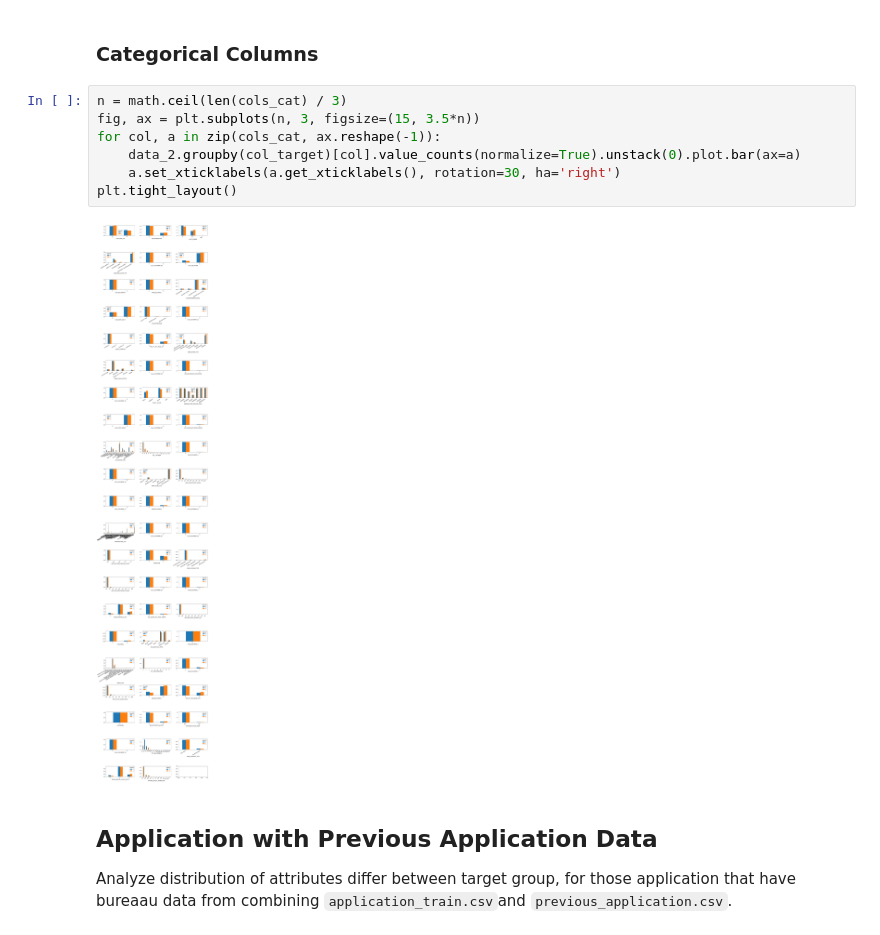
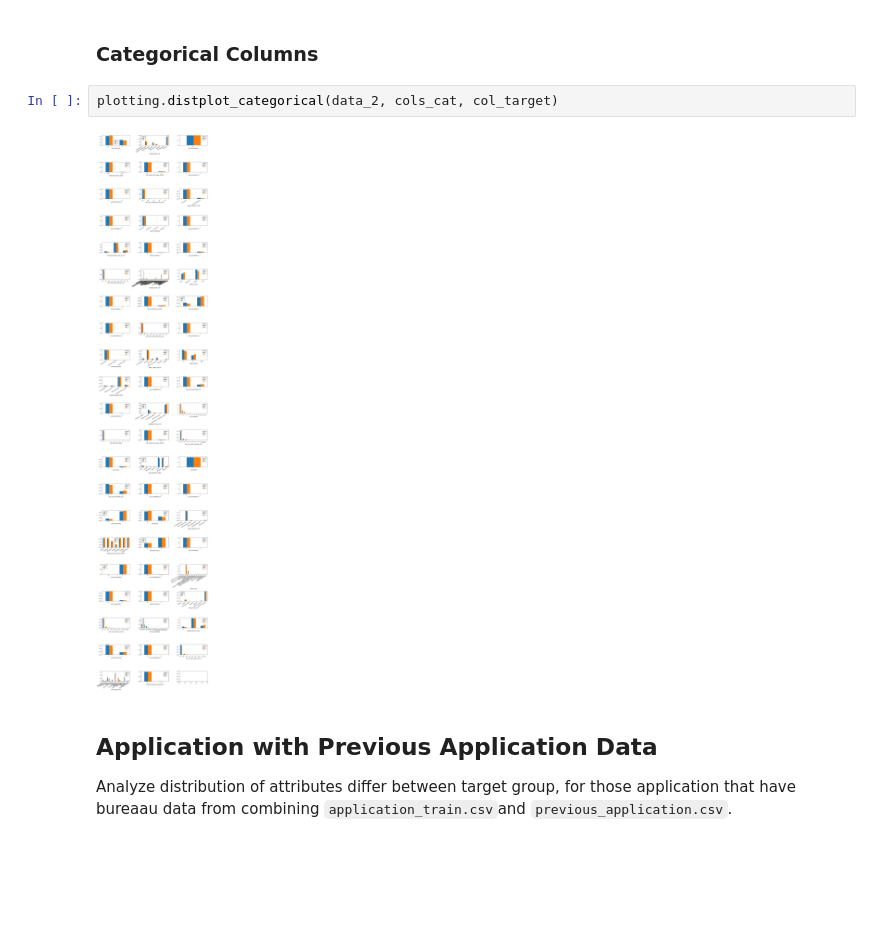
Before and after one commit to gunawanlg/iykra, a Jupyter notebook: Exploratory Data Analysis & Data Wrangling.ipynb, the cells around one changed output. Saved outputs shown, nothing was run; the diff lists cells and outputs as text; blank space fills up the shorter version.

```diff
--- a/Exploratory Data Analysis & Data Wrangling.ipynb
+++ b/Exploratory Data Analysis & Data Wrangling.ipynb
@@ -208,14 +154,9 @@ for col, a in zip(cols_num, ax.reshape(-1)):
 # %% [markdown]
 ### Categorical Columns
-# %%
-n = math.ceil(len(cols_cat) / 3)
-fig, ax = plt.subplots(n, 3, figsize=(15, 3.5*n))
-for col, a in zip(cols_cat, ax.reshape(-1)):
-    data_2.groupby(col_target)[col].value_counts(normalize=True).unstack(0).plot.bar(ax=a)
-    a.set_xticklabels(a.get_xticklabels(), rotation=30, ha='right')
-plt.tight_layout()
-# %% [output]
-[figure, removed]
+# %%
+plotting.distplot_categorical(data_2, cols_cat, col_target)
+# %% [output]
+[figure, added]
 # %% [markdown]
 ## Application with Previous Application Data
 
```
Also changed, not shown: parts of 16 cells of this notebook, 3 other files.
